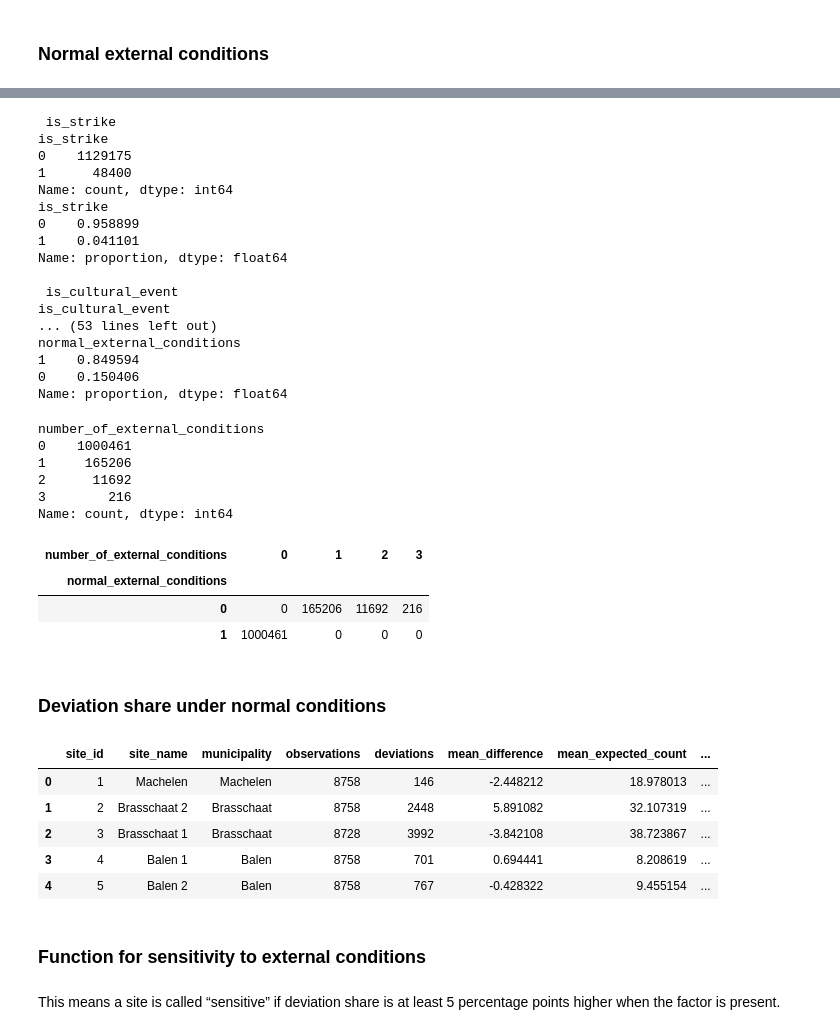
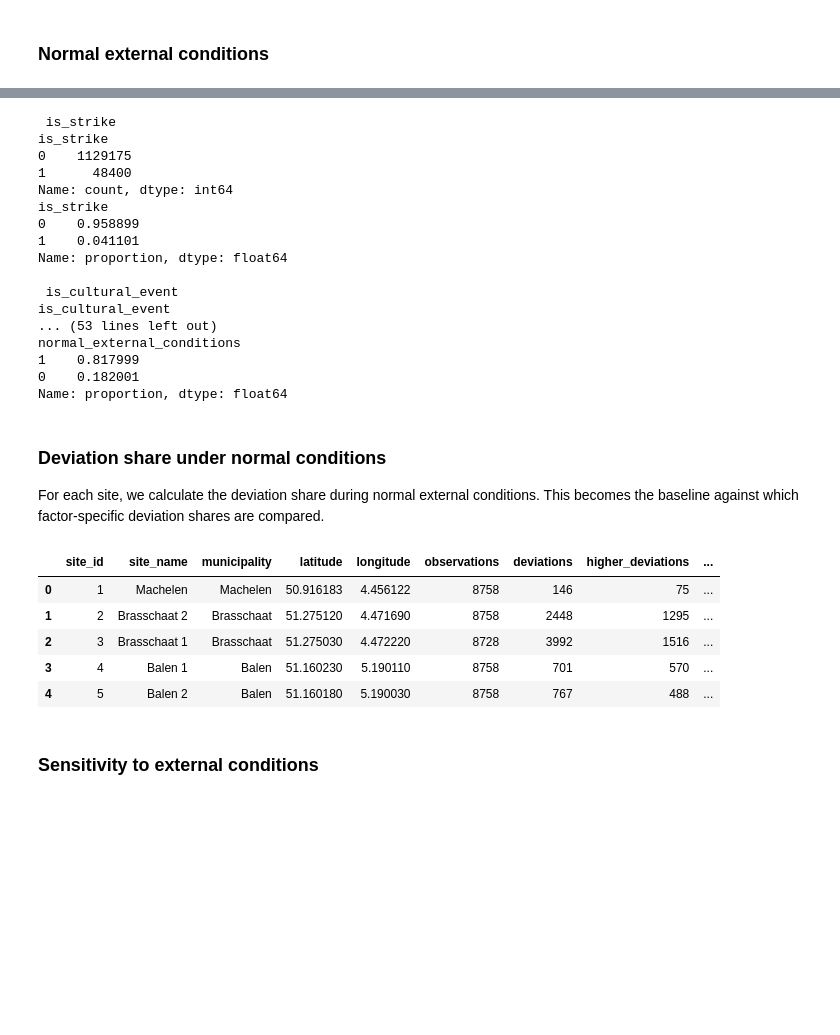
Before and after one commit to annasolodka/mda-cycling-traffic-analysis, a Jupyter notebook: notebooks/05_detect_deviations.ipynb, the cells around one changed output, grey strips where cells are left out. Cells and saved outputs as stored; diff of their text form; code cells hidden in the pictures; blank space fills up the shorter version.

Commit message:
Deviations 04.

```diff
--- a/notebooks/05_detect_deviations.ipynb
+++ b/notebooks/05_detect_deviations.ipynb
@@ -2013,14 +1958,11 @@ deviation_data["is_cultural_event"] = (
     (deviation_data["is_indoor_music"] == 1)
 ).astype(int)
 
-# Cycling sport events
-deviation_data["is_cycling_sport_event"] = (
-    deviation_data["is_sport_event"] == 1
-).astype(int)
 
-# Strong precipitation (heavy precipitation or snow)
-deviation_data["strong_precipitation"] = (
+# Strong precipitation (moderate precipitation or heavy precipitation or snow)
+deviation_data["meaningful_precipitation"] = (
     deviation_data["precipitation_category"].isin([
+        "moderate_precipitation",
         "heavy_precipitation",
         "snow",
     ])
@@ -2043,8 +1985,8 @@ deviation_data["warm_weather"] = (
 deviation_data["normal_external_conditions"] = (
     (deviation_data["is_strike"] == 0) &
     (deviation_data["is_cultural_event"] == 0) &
-    (deviation_data["is_cycling_sport_event"] == 0) &
-    (deviation_data["strong_precipitation"] == 0) &
+    (deviation_data["is_sport_event"] == 0) &
+    (deviation_data["meaningful_precipitation"] == 0) &
     (deviation_data["cold_weather"] == 0) &
     (deviation_data["warm_weather"] == 0)
 ).astype(int)
@@ -2084,8 +1994,8 @@ Name: count, dtype: int64
 external_condition_columns = [
     "is_strike",
     "is_cultural_event",
-    "is_cycling_sport_event",
-    "strong_precipitation",
+    "is_sport_event",
+    "meaningful_precipitation",
     "cold_weather",
     "warm_weather",
     "normal_external_conditions",
@@ -2110,43 +2020,13 @@ Name: proportion, dtype: float64
 is_cultural_event
 ... (53 lines left out)
 normal_external_conditions
-1    0.849594
-0    0.150406
+1    0.817999
+0    0.182001
 Name: proportion, dtype: float64
-# %%
-external_condition_columns = [
-    "is_strike",
-    "is_cultural_event",
-    "is_cycling_sport_event",
-    "strong_precipitation",
-    "cold_weather",
-    "warm_weather",
-]
-
-deviation_data["number_of_external_conditions"] = (
-    deviation_data[external_condition_columns].sum(axis=1)
-)
-
-deviation_data["number_of_external_conditions"].value_counts().sort_index()
-# %% [output]
-number_of_external_conditions
-0    1000461
-1     165206
-2      11692
-3        216
-Name: count, dtype: int64
-# %%
-pd.crosstab(
-    deviation_data["normal_external_conditions"],
-    deviation_data["number_of_external_conditions"]
-)
-# %% [output]
-| number_of_external_conditions | 0 | 1 | 2 | 3 |
-| normal_external_conditions |  |  |  |  |
-| 0 | 0 | 165206 | 11692 | 216 |
-| 1 | 1000461 | 0 | 0 | 0 |
 # %% [markdown]
 ### Deviation share under normal conditions
+
+For each site, we calculate the deviation share during normal external conditions. This becomes the baseline against which factor-specific deviation shares are compared.
 # %%
 normal_site_summary = (
     deviation_data[deviation_data["normal_external_conditions"] == 1]
@@ -2158,41 +2038,42 @@ normal_site_summary = (
     .reset_index()
 )
 
 normal_site_summary["normal_deviation_share"] = (
     normal_site_summary["normal_deviations"]
     / normal_site_summary["normal_observations"]
 )
 
 site_characterisation = site_characterisation.merge(
     normal_site_summary,
     on="site_id",
     how="left"
 )
 
 site_characterisation["normal_observations"] = (
     site_characterisation["normal_observations"]
     .fillna(0)
     .astype(int)
 )
 
 site_characterisation["normal_deviations"] = (
     site_characterisation["normal_deviations"]
     .fillna(0)
     .astype(int)
 )
 
-site_characterisation["normal_deviation_share"] = (
-    site_characterisation["normal_deviation_share"]
-    .fillna(0)
+site_characterisation["normal_deviation_share"] = np.where(
+    site_characterisation["normal_observations"] > 0,
+    site_characterisation["normal_deviation_share"],
+    np.nan
 )
 
 site_characterisation.head()
 # %% [output]
-|  | site_id | site_name | municipality | observations | deviations | mean_difference | mean_expected_count | ... |
-| 0 | 1 | Machelen | Machelen | 8758 | 146 | -2.448212 | 18.978013 | ... |
-| 1 | 2 | Brasschaat 2 | Brasschaat | 8758 | 2448 | 5.891082 | 32.107319 | ... |
-| 2 | 3 | Brasschaat 1 | Brasschaat | 8728 | 3992 | -3.842108 | 38.723867 | ... |
-| 3 | 4 | Balen 1 | Balen | 8758 | 701 | 0.694441 | 8.208619 | ... |
-| 4 | 5 | Balen 2 | Balen | 8758 | 767 | -0.428322 | 9.455154 | ... |
+|  | site_id | site_name | municipality | latitude | longitude | observations | deviations | higher_deviations | ... |
+| 0 | 1 | Machelen | Machelen | 50.916183 | 4.456122 | 8758 | 146 | 75 | ... |
+| 1 | 2 | Brasschaat 2 | Brasschaat | 51.275120 | 4.471690 | 8758 | 2448 | 1295 | ... |
+| 2 | 3 | Brasschaat 1 | Brasschaat | 51.275030 | 4.472220 | 8728 | 3992 | 1516 | ... |
+| 3 | 4 | Balen 1 | Balen | 51.160230 | 5.190110 | 8758 | 701 | 570 | ... |
+| 4 | 5 | Balen 2 | Balen | 51.160180 | 5.190030 | 8758 | 767 | 488 | ... |
 # %% [markdown]
-### Function for sensitivity to external conditions
+### Sensitivity to external conditions
@@ -2271,2 +2079,0 @@ for factor_column in factor_columns:
-# %% [markdown]
-This means a site is called “sensitive” if deviation share is at least 5 percentage points higher when the factor is present.
```
Also changed, not shown: parts of 55 cells of this notebook.
